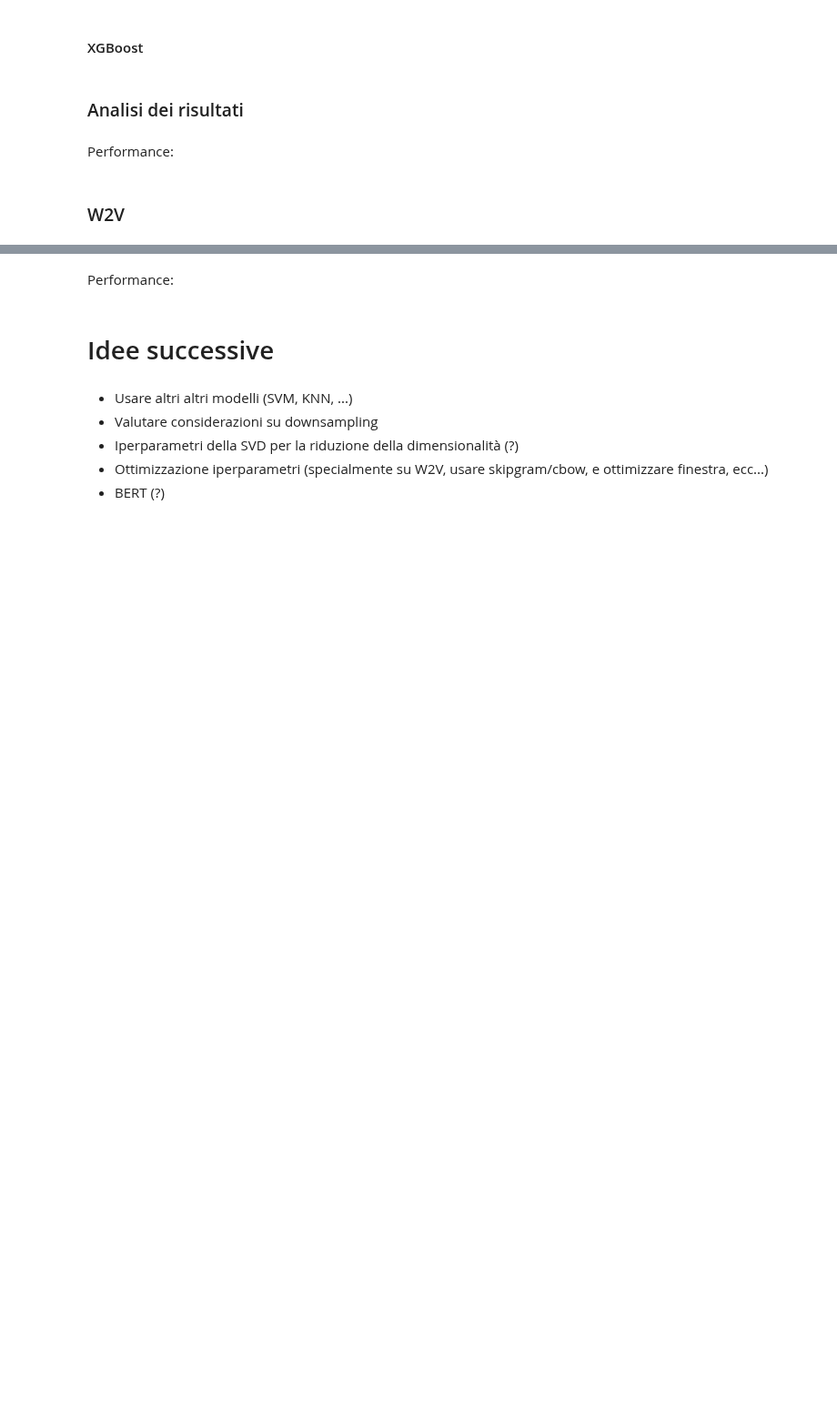
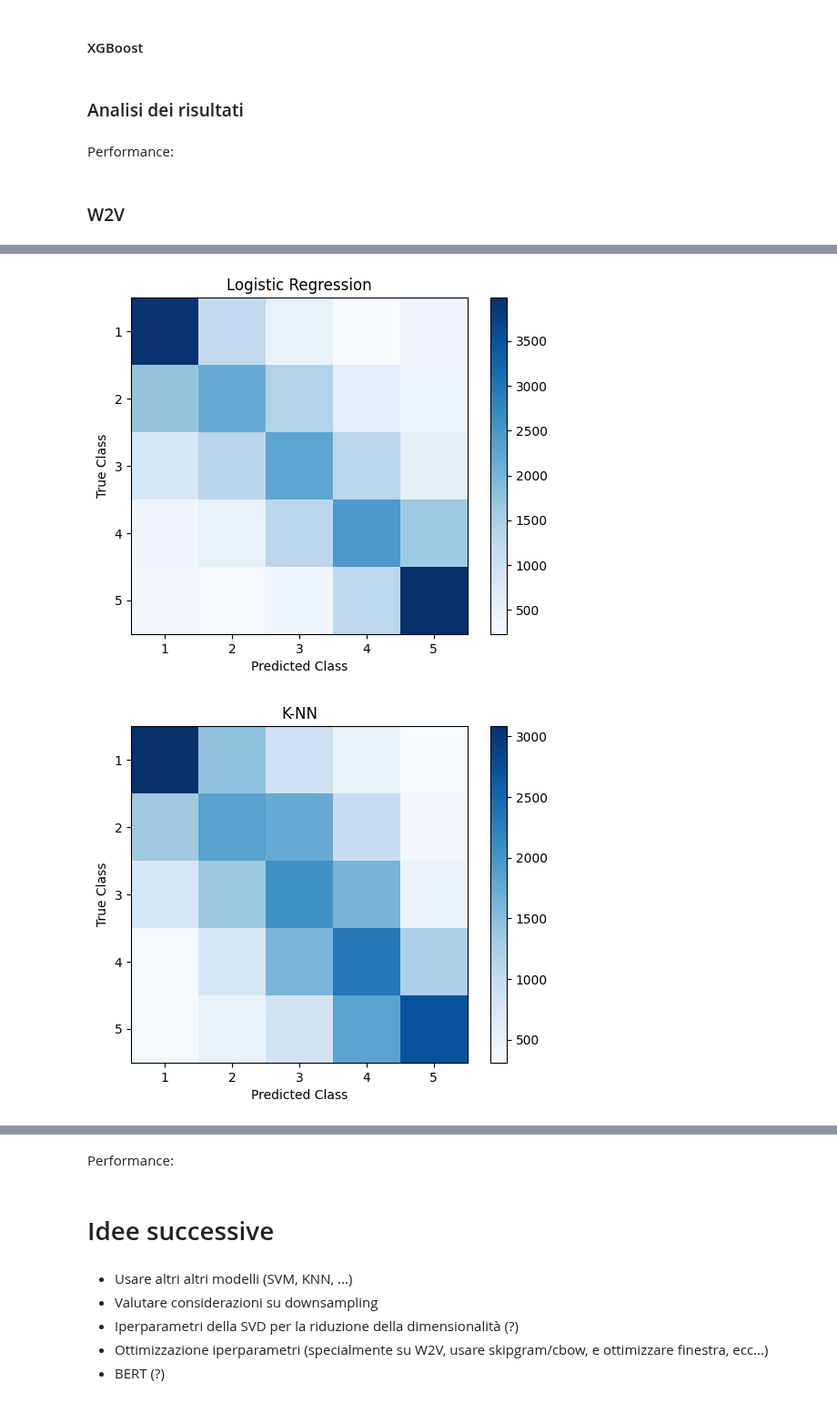
Before and after one commit to rmarconzini/amazon-fine-food-reviews-classification-clustering, a Jupyter notebook: Classification2.ipynb, the cells around one changed output, grey strips where cells are left out. Shown at 91% size. Saved outputs shown, nothing was run; the diff lists cells and outputs as text; code cells hidden in the pictures; blank space fills up the shorter version.

```diff
--- a/Classification2.ipynb
+++ b/Classification2.ipynb
@@ -1628,0 +1923,13 @@ predictions_rf_bin_W2V = model_rf_bin_W2V.predict(X_test_bin_vect_avg)
+# %%
+from sklearn.preprocessing import LabelEncoder
+from xgboost import XGBClassifier
+
+le = LabelEncoder()
+y_train_xg = le.fit_transform(y_train_bin)
+
+model = XGBClassifier(sampling_method = 'gradient_based', max_depth = 6, eta = 0.2, n_jobs=-1, tree_method = 'hist', objective='multi:softmax')
+model_xgboost_W2V_bin = model.fit(X_train_bin_vect_avg, y_train_xg)
+
+# Salvataggio dei risultati dell'holdout
+path = 'H:/.shortcut-targets-by-id/1veNClNl7CxCTFHVNY2Fp29hcMoEj-the/TextMiningProject/Model_estimated/Classificazione_binaria/W2V/xgboost_holdout_W2V_bin.joblib'
+joblib.dump(model_xgboost_W2V_bin, path)
@@ -1628,0 +1970,7 @@ predictions_rf_bin_W2V = model_rf_bin_W2V.predict(X_test_bin_vect_avg)
+# %%
+# Caricamento del risultato del tuning
+path = 'H:/.shortcut-targets-by-id/1veNClNl7CxCTFHVNY2Fp29hcMoEj-the/TextMiningProject/Model_estimated/Model_estimated/Classificazione_binaria/W2V/xgboost_holdout_W2V_bin.joblib'
+model_xgboost_W2V_bin = joblib.load(path)
+
+# model_path = '/content/gdrive/MyDrive/TextMiningProject/xgboost_holdout_W2V.joblib'
+# model_xgboost_W2V = joblib.load(model_path)
@@ -1628,0 +2016,33 @@ predictions_rf_bin_W2V = model_rf_bin_W2V.predict(X_test_bin_vect_avg)
+# %%
+models = [model_lr_W2V, model_knn_W2V, model_rf_W2V, model_xgboost_W2V]
+model_names = ["Logistic Regression", "K-NN", "Random Forest", "XG-boost"]
+
+# Calcola e visualizza le matrici di confusione per ogni modello
+for i, model in enumerate(models):
+    if model == models[3]:
+        le = LabelEncoder()
+        y_test_xg = le.fit_transform(y_test)
+        conf_matrix = confusion_matrix(y_test_xg, model.predict(X_test_vect_avg))
+        plt.imshow(conf_matrix, cmap='Blues', interpolation='nearest')
+        plt.colorbar()
+        classes = [1,2,3,4,5]
+        plt.xticks(np.arange(5),  classes)
+        plt.yticks(np.arange(5),  classes)
+        plt.xlabel("Predicted Class")
+        plt.ylabel("True Class")
+        plt.title(model_names[i])
+        plt.show()
+    else:
+        conf_matrix = confusion_matrix(y_test, model.predict(X_test_vect_avg))
+        plt.imshow(conf_matrix, cmap='Blues', interpolation='nearest')
+        plt.colorbar()
+        classes = [1,2,3,4,5]
+        plt.xticks(np.arange(5), classes)
+        plt.yticks(np.arange(5), classes)
+        plt.xlabel("Predicted Class")
+        plt.ylabel("True Class")
+        plt.title(model_names[i])
+        plt.show()
+# %% [output]
+[figure, added]
+[figure, added]
```
Also changed, not shown: parts of 91 cells of this notebook.
